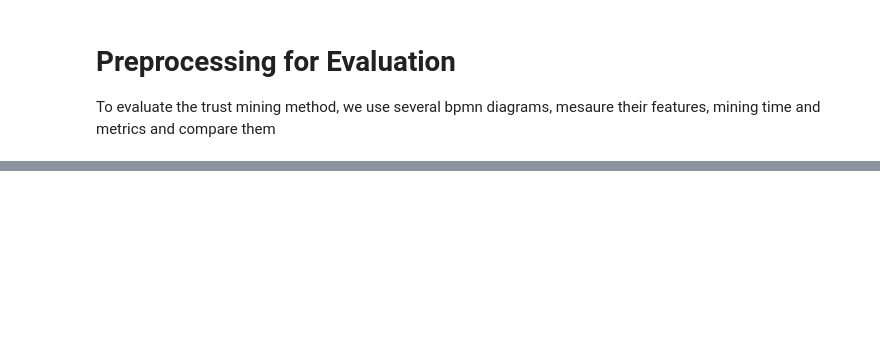
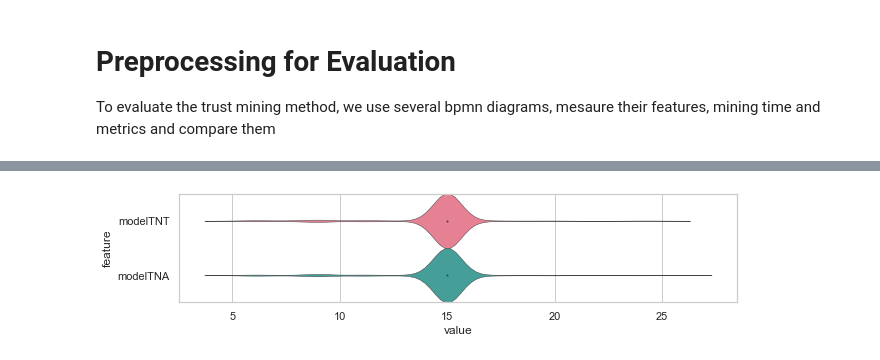
Before and after one commit to justdeko/trust-studio, a Jupyter notebook: trustminer-evaluation/src/aggregation_evaluation.ipynb, the cells around one changed output, grey strips where cells are left out. Cells and saved outputs as stored; diff of their text form; code cells hidden in the pictures; blank space fills up the shorter version.

```diff
--- a/trustminer-evaluation/src/aggregation_evaluation.ipynb
+++ b/trustminer-evaluation/src/aggregation_evaluation.ipynb
@@ -22,0 +113,10 @@ usable_bpmn_6219 = valid_bpmn_6219_df[valid_bpmn_df["modelNP"]>1]
+# %%
+raw_model_characteristics_activities = usable_bpmn_6219_81_df[['modelTNT', 'modelTNA']]
+raw_model_characteristics_activities_series_stacked = raw_model_characteristics_activities.stack()
+raw_model_characteristics_activities_series_stacked.index = raw_model_characteristics_activities_series_stacked.index.droplevel(level=0)
+raw_model_characteristics_activities_df = pd.DataFrame(raw_model_characteristics_activities_series_stacked).reset_index()
+raw_model_characteristics_activities_df.columns = ['feature', 'value']
+ax = sns.violinplot(x="value", y="feature", data=raw_model_characteristics_activities_df, scale="count", palette="husl", width=1, linewidth=0.5)
+ax.figure.set_size_inches(10, len(raw_model_characteristics_activities_df["feature"].unique()))
+# %% [output]
+[figure, added]
```
Also changed, not shown: parts of 23 cells of this notebook.
